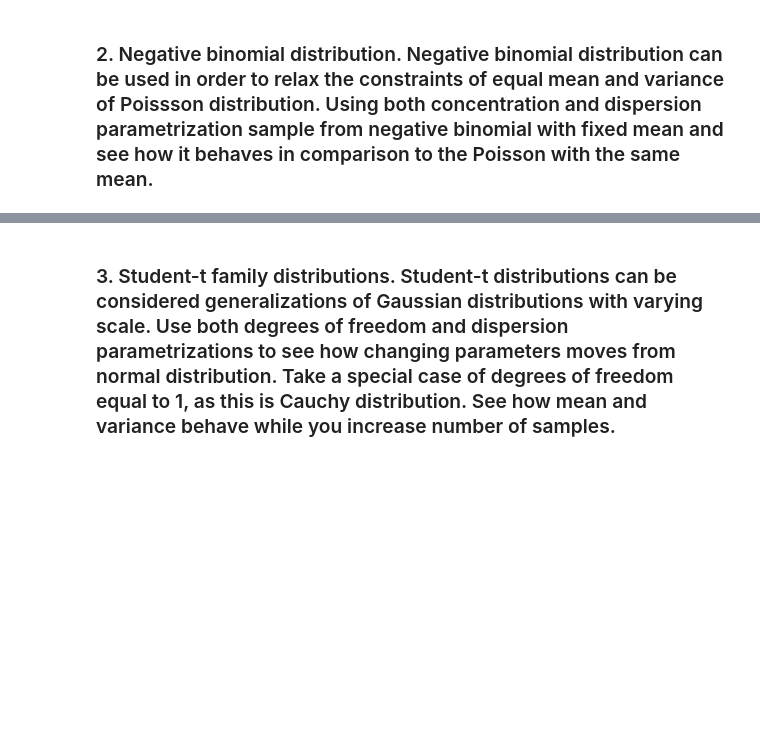
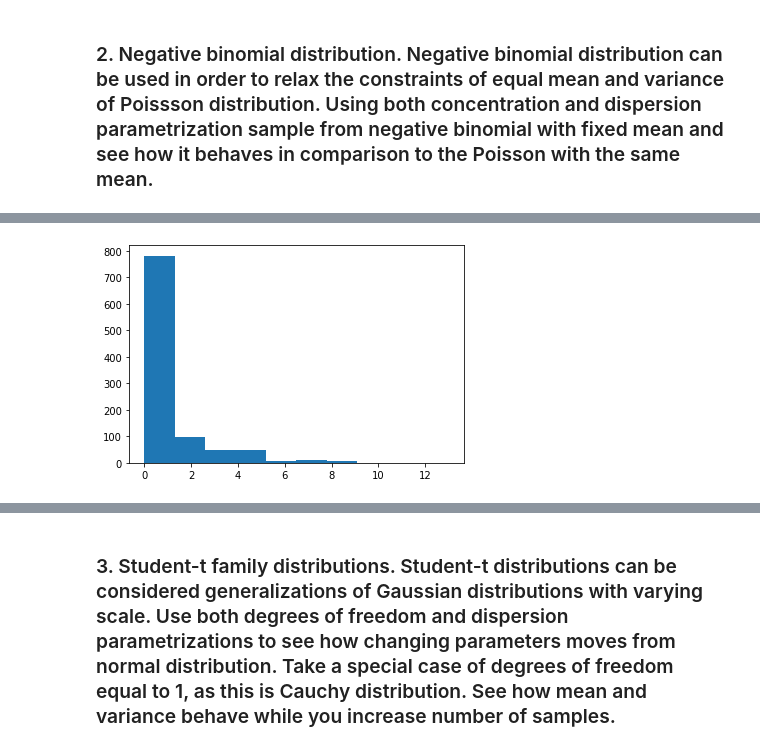
Before and after one commit to ArturBa/data_analytics, a Jupyter notebook: lab_2/data_analytics.ipynb, the cells around one changed output, grey strips where cells are left out. Saved outputs shown, nothing was run; the diff lists cells and outputs as text; code cells hidden in the pictures; blank space fills up the shorter version.

Commit message:
Add negative binomial distribution plots

```diff
--- a/lab_2/data_analytics.ipynb
+++ b/lab_2/data_analytics.ipynb
@@ -251,7 +253,9 @@ negative_bin_mu_phi_sampled = negative_bin_mu_phi.sampling(data=data,
 # %%
 params_negative_bin_mu_phi = negative_bin_mu_phi_sampled.extract()
 y_sim = params_negative_bin_mu_phi['y_sim']
-plt.hist(y_sim.flatten(), bins=20)
+plt.hist(y_sim.flatten(), bins=10)
 plt.show()
+# %% [output]
+[figure, added]
 # %%
 negative_eta = stan_utility.compile_model('negative_eta.stan')
```
Also changed, not shown: parts of 5 cells of this notebook.
